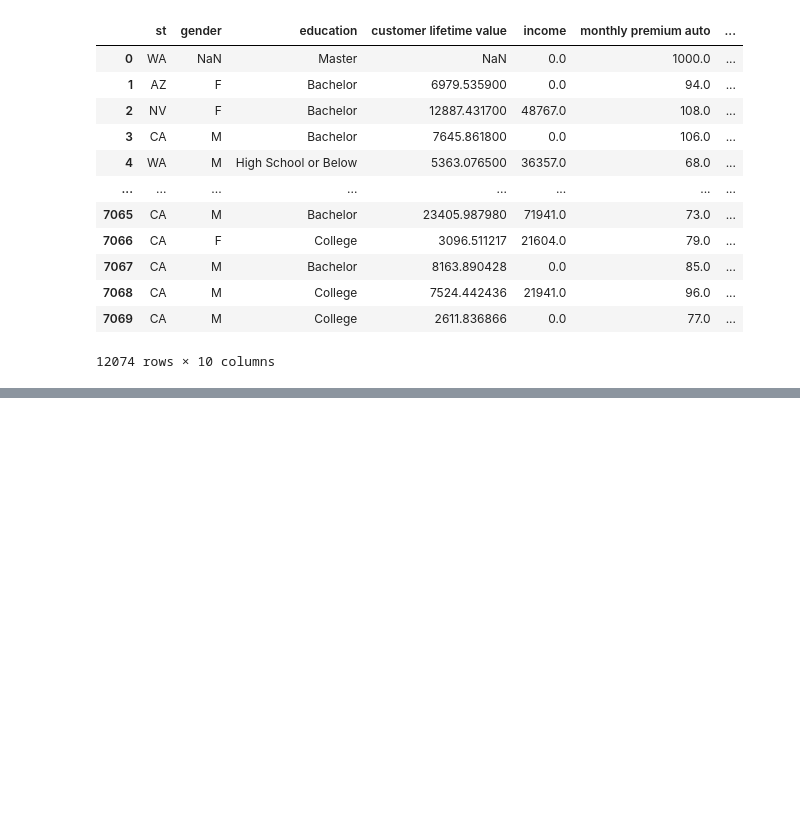
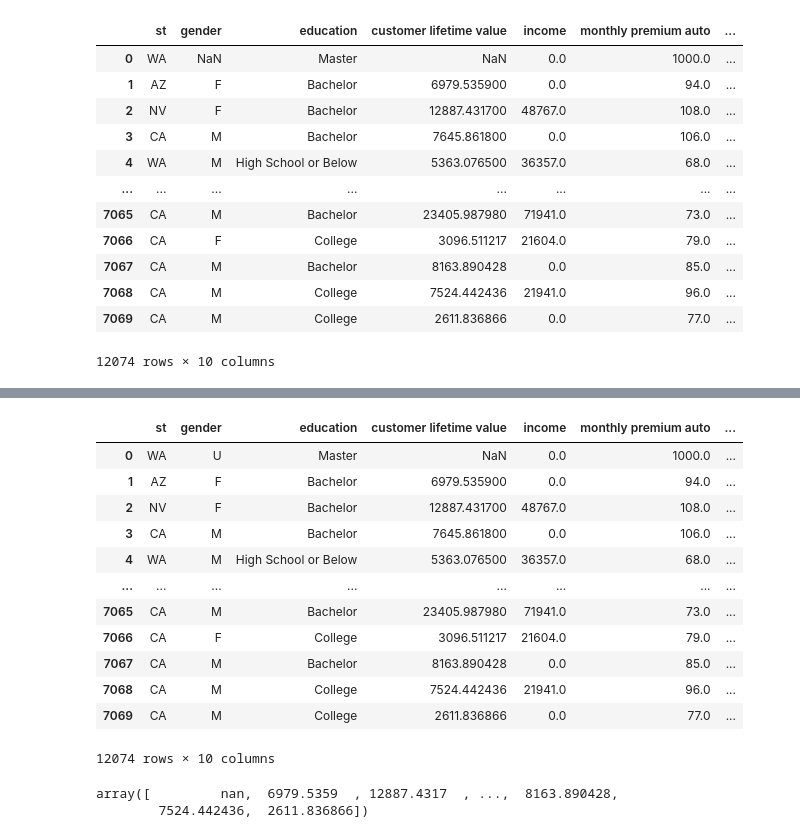
Before and after one commit to RodrigoFranco79/Class_Material, a Jupyter notebook: Class_Materials/Case_Studies/Customer_Analysis_Case_Study/Customer_Analysis_Case_Study_SOLUTIONS.ipynb, the cells around one changed output, grey strips where cells are left out. Saved outputs shown, nothing was run; the diff lists cells and outputs as text; code cells hidden in the pictures; blank space fills up the shorter version.

```diff
--- a/Class_Materials/Case_Studies/Customer_Analysis_Case_Study/Customer_Analysis_Case_Study_SOLUTIONS.ipynb
+++ b/Class_Materials/Case_Studies/Customer_Analysis_Case_Study/Customer_Analysis_Case_Study_SOLUTIONS.ipynb
@@ -278,4 +316,22 @@ auto_data
 # %%
-auto_data[‘customer lifetime value’] = auto_data[‘customer lifetime value’].astype(‘float64’)
-white_check_mark
-eyes
+auto_data['customer lifetime value']=auto_data['customer lifetime value'].astype('float64')
+auto_data
+# %% [output]
+|  | st | gender | education | customer lifetime value | income | monthly premium auto | ... |
+| 0 | WA | U | Master | NaN | 0.0 | 1000.0 | ... |
+| 1 | AZ | F | Bachelor | 6979.535900 | 0.0 | 94.0 | ... |
+| 2 | NV | F | Bachelor | 12887.431700 | 48767.0 | 108.0 | ... |
+| 3 | CA | M | Bachelor | 7645.861800 | 0.0 | 106.0 | ... |
+| 4 | WA | M | High School or Below | 5363.076500 | 36357.0 | 68.0 | ... |
+| ... | ... | ... | ... | ... | ... | ... | ... |
+| 7065 | CA | M | Bachelor | 23405.987980 | 71941.0 | 73.0 | ... |
+| 7066 | CA | F | College | 3096.511217 | 21604.0 | 79.0 | ... |
+| 7067 | CA | M | Bachelor | 8163.890428 | 0.0 | 85.0 | ... |
+| 7068 | CA | M | College | 7524.442436 | 21941.0 | 96.0 | ... |
+| 7069 | CA | M | College | 2611.836866 | 0.0 | 77.0 | ... |
+12074 rows × 10 columns
+# %%
+auto_data['customer lifetime value'].unique()
+# %% [output]
+array([         nan,  6979.5359  , 12887.4317  , ...,  8163.890428,
+        7524.442436,  2611.836866])
```
Also changed, not shown: parts of 18 cells of this notebook.
